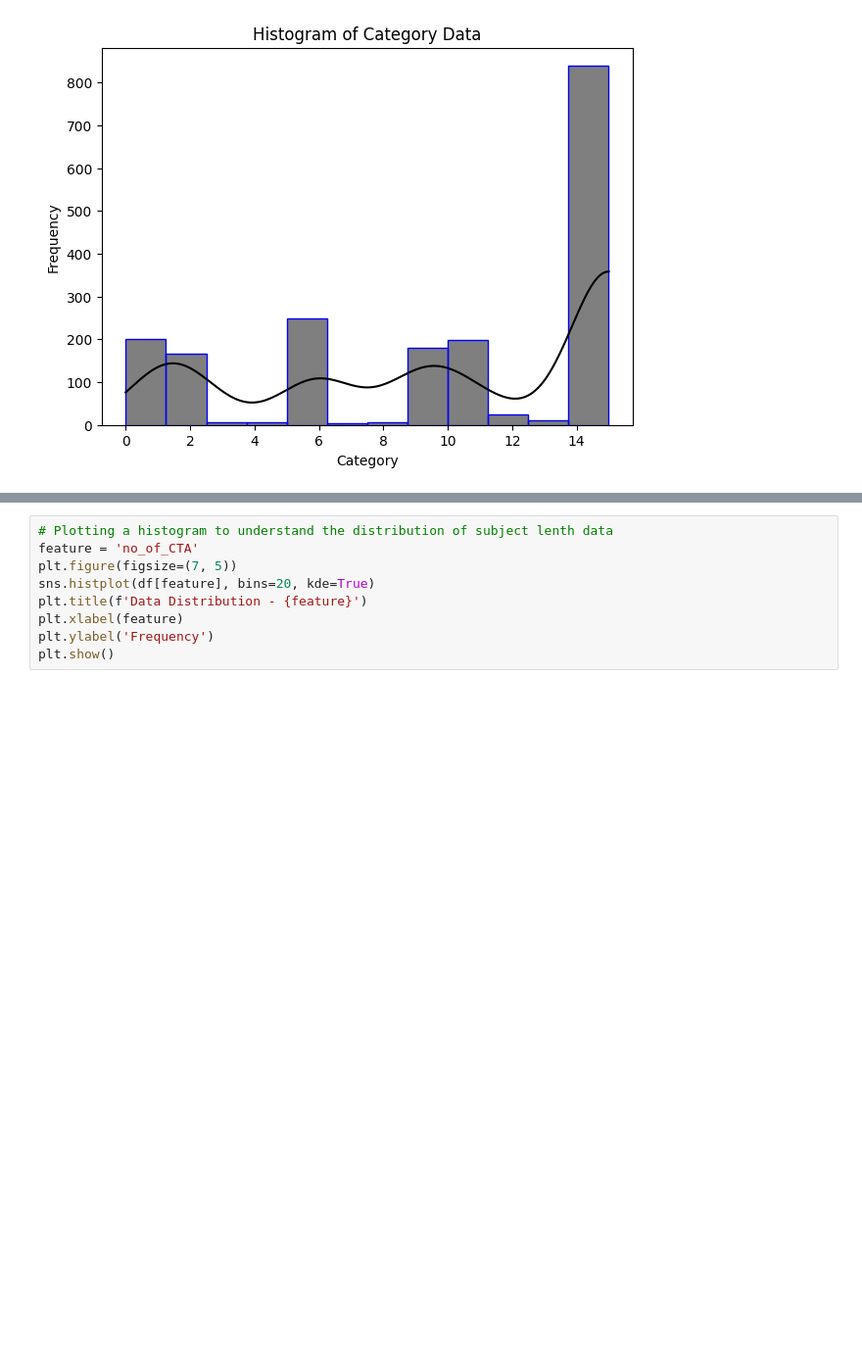
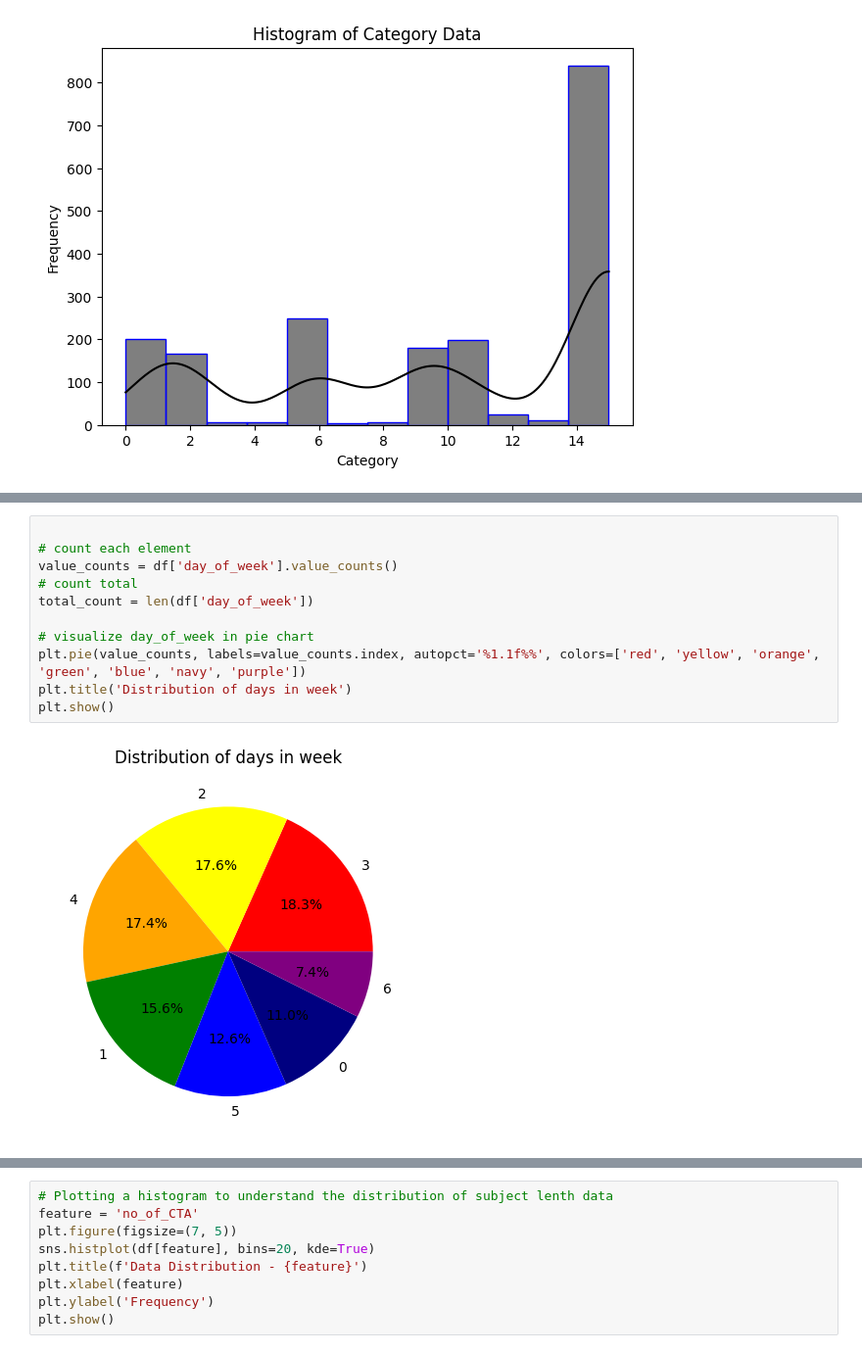
Before and after one commit to lakshmi-keerthi/Project_EA, a Jupyter notebook: Code_changes.ipynb, the cells around one changed output, grey strips where cells are left out. Shown at 98% size. Saved outputs shown, nothing was run; the diff lists cells and outputs as text; blank space fills up the shorter version.

```diff
--- a/Source_Code.ipynb
+++ b/Code_changes.ipynb
@@ -103,0 +130,13 @@ plt.show()
+# %%
+
+# count each element
+value_counts = df['day_of_week'].value_counts()
+# count total
+total_count = len(df['day_of_week'])
+
+# visualize day_of_week in pie chart
+plt.pie(value_counts, labels=value_counts.index, autopct='%1.1f%%', colors=['red', 'yellow', 'orange', 'green', 'blue', 'navy', 'purple'])
+plt.title('Distribution of days in week')
+plt.show()
+# %% [output]
+[figure, added]
```
Also changed, not shown: parts of 13 cells of this notebook.
